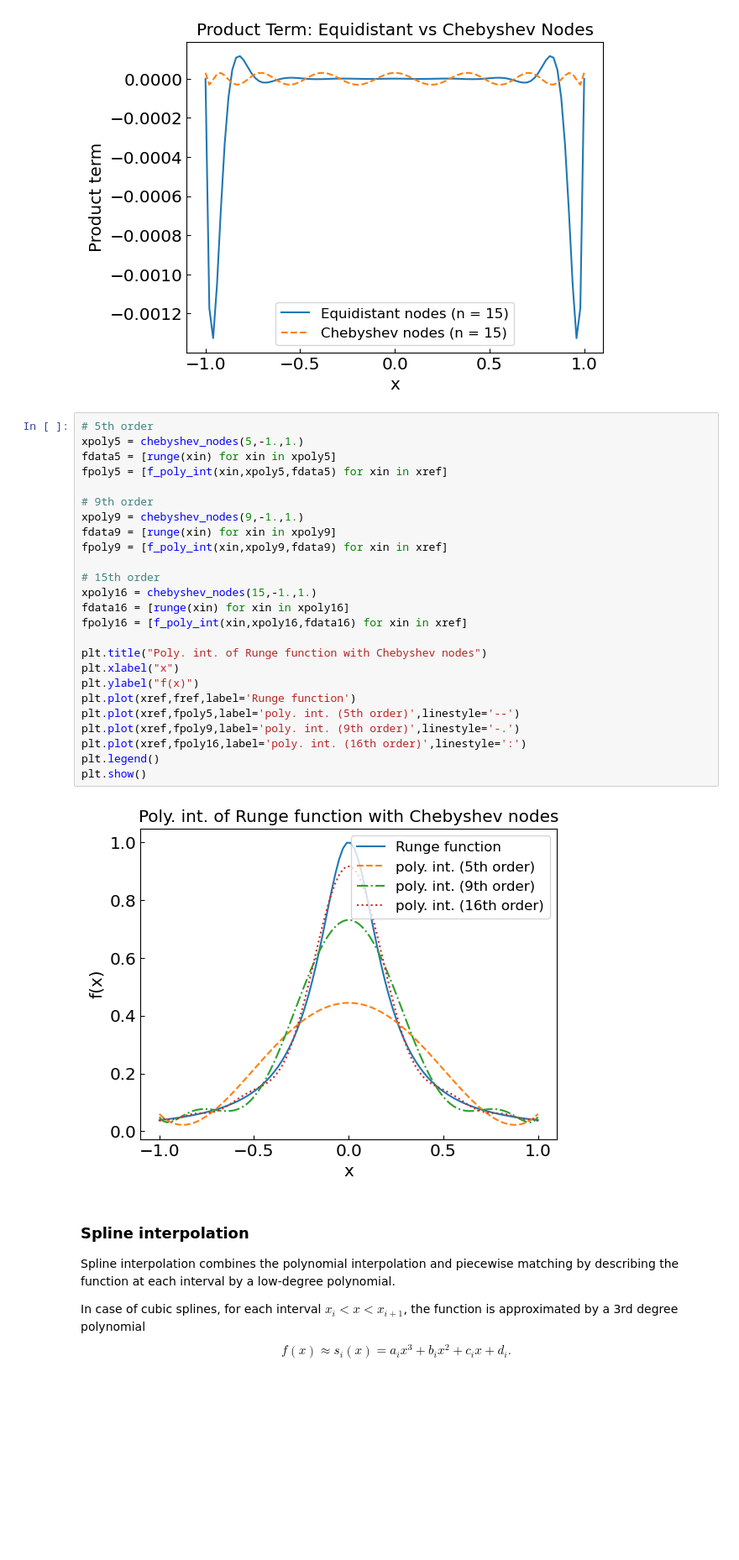
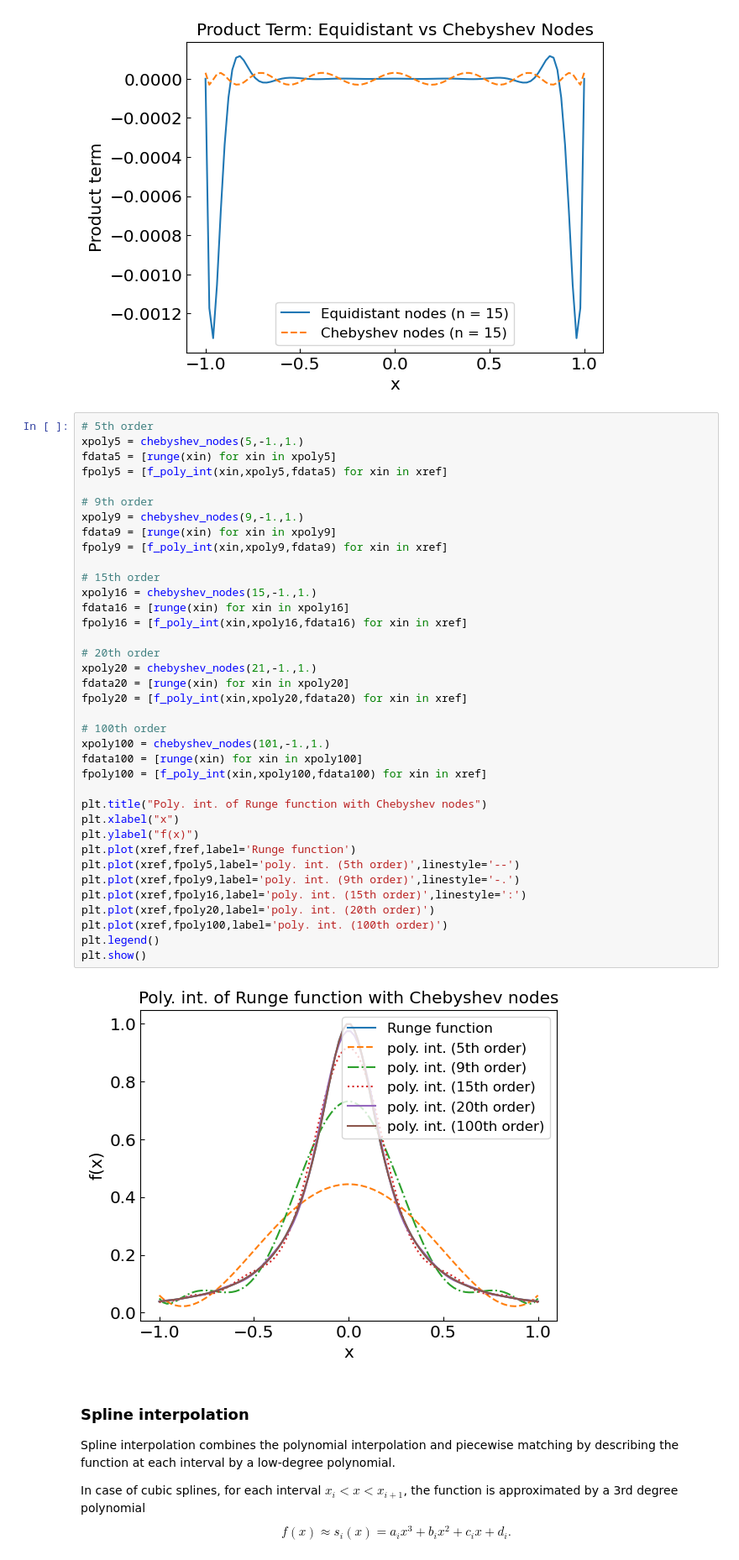
Before and after one commit to vlvovch/PHYS6350-ComputationalPhysics, a Jupyter notebook: code/3_Interpolation/3_Interpolation.ipynb, the cells around one changed output. Shown at 84% size. Saved outputs shown, nothing was run; the diff lists cells and outputs as text; blank space fills up the shorter version.

```diff
--- a/code/3_Interpolation/3_Interpolation.ipynb
+++ b/code/3_Interpolation/3_Interpolation.ipynb
@@ -428,30 +434,42 @@ for n in range(5,16,10):
 # %%
 # 5th order
 xpoly5 = chebyshev_nodes(5,-1.,1.)
 fdata5 = [runge(xin) for xin in xpoly5]
 fpoly5 = [f_poly_int(xin,xpoly5,fdata5) for xin in xref]
 
 # 9th order
 xpoly9 = chebyshev_nodes(9,-1.,1.)
 fdata9 = [runge(xin) for xin in xpoly9]
 fpoly9 = [f_poly_int(xin,xpoly9,fdata9) for xin in xref]
 
 # 15th order
 xpoly16 = chebyshev_nodes(15,-1.,1.)
 fdata16 = [runge(xin) for xin in xpoly16]
 fpoly16 = [f_poly_int(xin,xpoly16,fdata16) for xin in xref]
 
+# 20th order
+xpoly20 = chebyshev_nodes(21,-1.,1.)
+fdata20 = [runge(xin) for xin in xpoly20]
+fpoly20 = [f_poly_int(xin,xpoly20,fdata20) for xin in xref]
+
+# 100th order
+xpoly100 = chebyshev_nodes(101,-1.,1.)
+fdata100 = [runge(xin) for xin in xpoly100]
+fpoly100 = [f_poly_int(xin,xpoly100,fdata100) for xin in xref]
+
 plt.title("Poly. int. of Runge function with Chebyshev nodes")
 plt.xlabel("x")
 plt.ylabel("f(x)")
 plt.plot(xref,fref,label='Runge function')
 plt.plot(xref,fpoly5,label='poly. int. (5th order)',linestyle='--')
 plt.plot(xref,fpoly9,label='poly. int. (9th order)',linestyle='-.')
-plt.plot(xref,fpoly16,label='poly. int. (16th order)',linestyle=':')
+plt.plot(xref,fpoly16,label='poly. int. (15th order)',linestyle=':')
+plt.plot(xref,fpoly20,label='poly. int. (20th order)')
+plt.plot(xref,fpoly100,label='poly. int. (100th order)')
 plt.legend()
 plt.show()
 # %% [output]
-[figure, old version]
+[figure, new version]
 # %% [markdown]
 ### Spline interpolation
 
```
Also changed, not shown: parts of 3 cells of this notebook, 6 other files.
